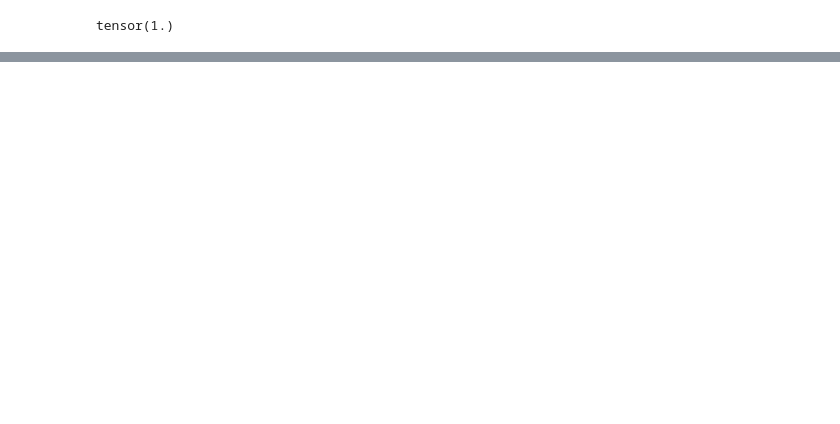
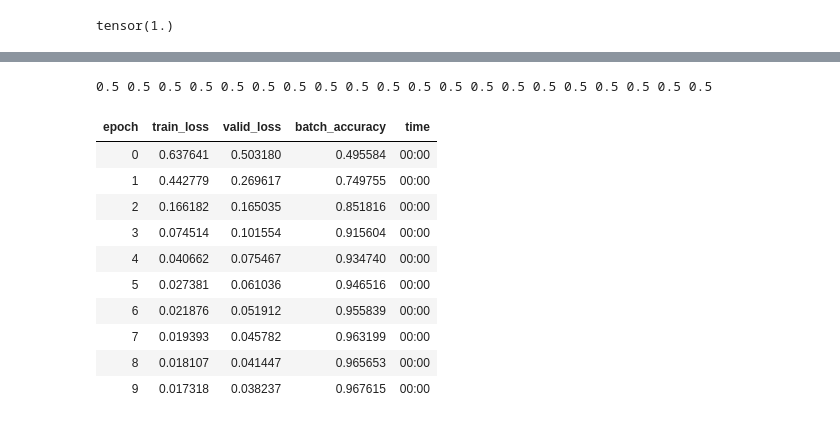
Before and after one commit to Sergo448/FastAI_PyTorch, a Jupyter notebook: notebooks/01_num_classifier.ipynb, the cells around one changed output, grey strips where cells are left out. Saved outputs shown, nothing was run; the diff lists cells and outputs as text; code cells hidden in the pictures; blank space fills up the shorter version.

```diff
--- a/notebooks/01_num_classifier.ipynb
+++ b/notebooks/01_num_classifier.ipynb
@@ -671,0 +760,25 @@ NameError: name 'calc_grad' is not defined
+# %%
+linear_model = nn.Linear(28*28, 1)
+opt = SGD(linear_model.parameters(), lr)
+train_model(linear_model, 20)
+# %% [output]
+0.5 0.5 0.5 0.5 0.5 0.5 0.5 0.5 0.5 0.5 0.5 0.5 0.5 0.5 0.5 0.5 0.5 0.5 0.5 0.5
+# %%
+dls = DataLoaders(dl, valid_dl)
+# %%
+learn = Learner(dls, nn.Linear(28*28, 1), opt_func=SGD,
+               loss_func=mnist_loss, metrics=batch_accuracy)
+# %%
+learn.fit(10, lr=lr)
+# %% [output]
+| epoch | train_loss | valid_loss | batch_accuracy | time |
+| 0 | 0.637641 | 0.503180 | 0.495584 | 00:00 |
+| 1 | 0.442779 | 0.269617 | 0.749755 | 00:00 |
+| 2 | 0.166182 | 0.165035 | 0.851816 | 00:00 |
+| 3 | 0.074514 | 0.101554 | 0.915604 | 00:00 |
+| 4 | 0.040662 | 0.075467 | 0.934740 | 00:00 |
+| 5 | 0.027381 | 0.061036 | 0.946516 | 00:00 |
+| 6 | 0.021876 | 0.051912 | 0.955839 | 00:00 |
+| 7 | 0.019393 | 0.045782 | 0.963199 | 00:00 |
+| 8 | 0.018107 | 0.041447 | 0.965653 | 00:00 |
+| 9 | 0.017318 | 0.038237 | 0.967615 | 00:00 |
```
Also changed, not shown: parts of 38 cells of this notebook.
